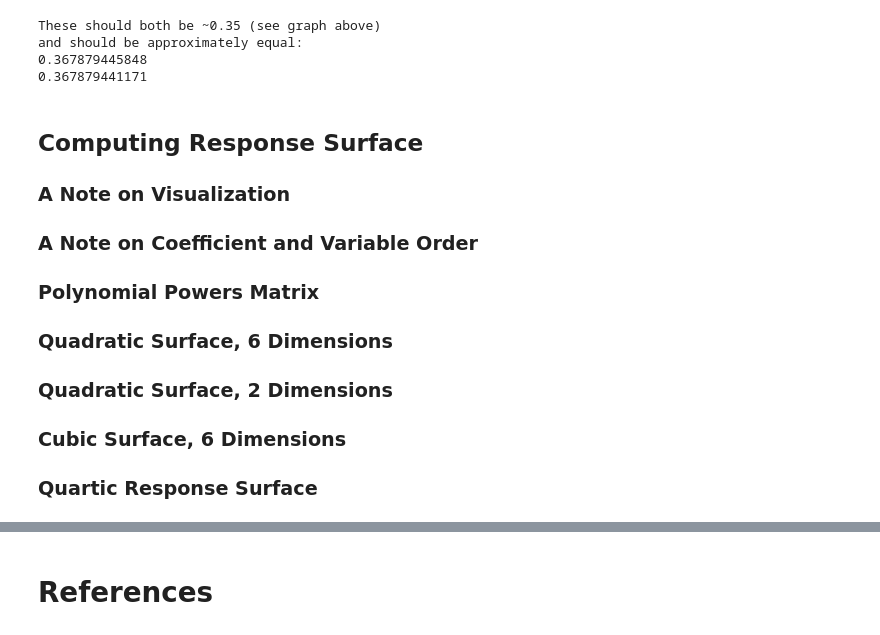
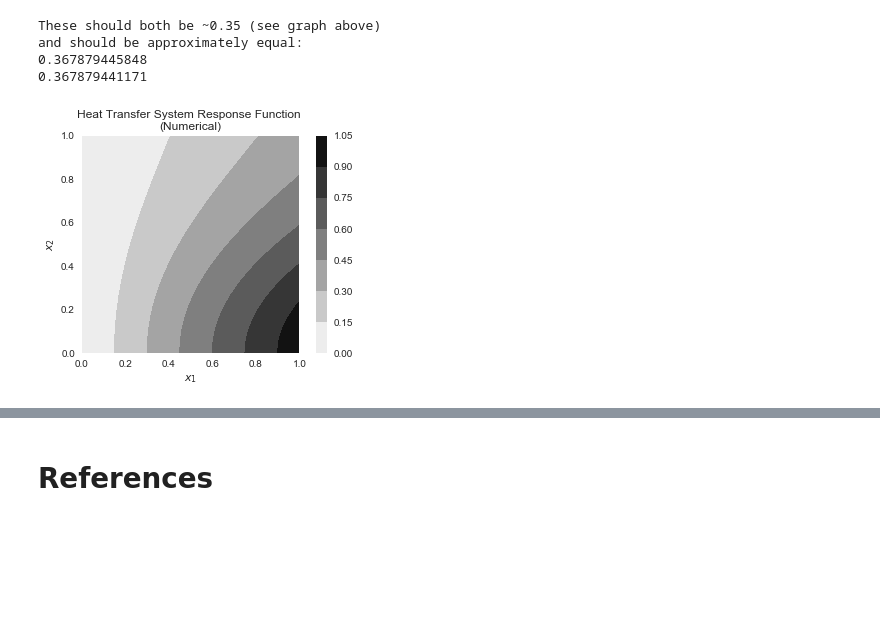
Before and after one commit to charlesreid1/experiment-design-notes, a Jupyter notebook: notebooks/ED_3_MC.ipynb, the cells around one changed output, grey strips where cells are left out. Cells and saved outputs as stored; diff of their text form; code cells hidden in the pictures; blank space fills up the shorter version.

Commit message:
Add notebooks for notes so far.

```diff
--- a/notebooks/ED_3_MC.ipynb
+++ b/notebooks/ED_3_MC.ipynb
@@ -528,19 +549,28 @@ These should both be ~0.35 (see graph above)
 and should be approximately equal:
 0.367879445848
 0.367879441171
-# %% [markdown]
-## Computing Response Surface
-
-### A Note on Visualization
-
-### A Note on Coefficient and Variable Order
-
-### Polynomial Powers Matrix
-
-### Quadratic Surface, 6 Dimensions
-
-### Quadratic Surface, 2 Dimensions
-
-### Cubic Surface, 6 Dimensions
-
-### Quartic Response Surface
+# %%
+def plot_ht_response_contourf():
+
+    N = 20
+    x1 = np.linspace(0,1,N)
+    x2 = np.linspace(0,1,N)
+
+    # For labeling/evaluating function
+    X1,X2 = np.meshgrid(x1,x2)
+
+    # Contour plot of f(x,y)
+    fig = plt.figure(figsize=(6,4))
+    ax = fig.add_subplot(1,1,1)
+    c = ax.contourf(X1, X2, f_ht_solve_grid(X1,X2), cmap='binary')
+
+    ax.set_title('Heat Transfer System Response Function \n(Numerical)')
+    ax.set_xlabel(r'$x_1$')
+    ax.set_ylabel(r'$x_2$')
+    ax.set_aspect('equal')
+    plt.colorbar(c)
+    plt.show()
+# %%
+plot_ht_response_contourf()
+# %% [output]
+[figure, added]
```
Also changed, not shown: parts of 5 cells of this notebook, 4 other files.
